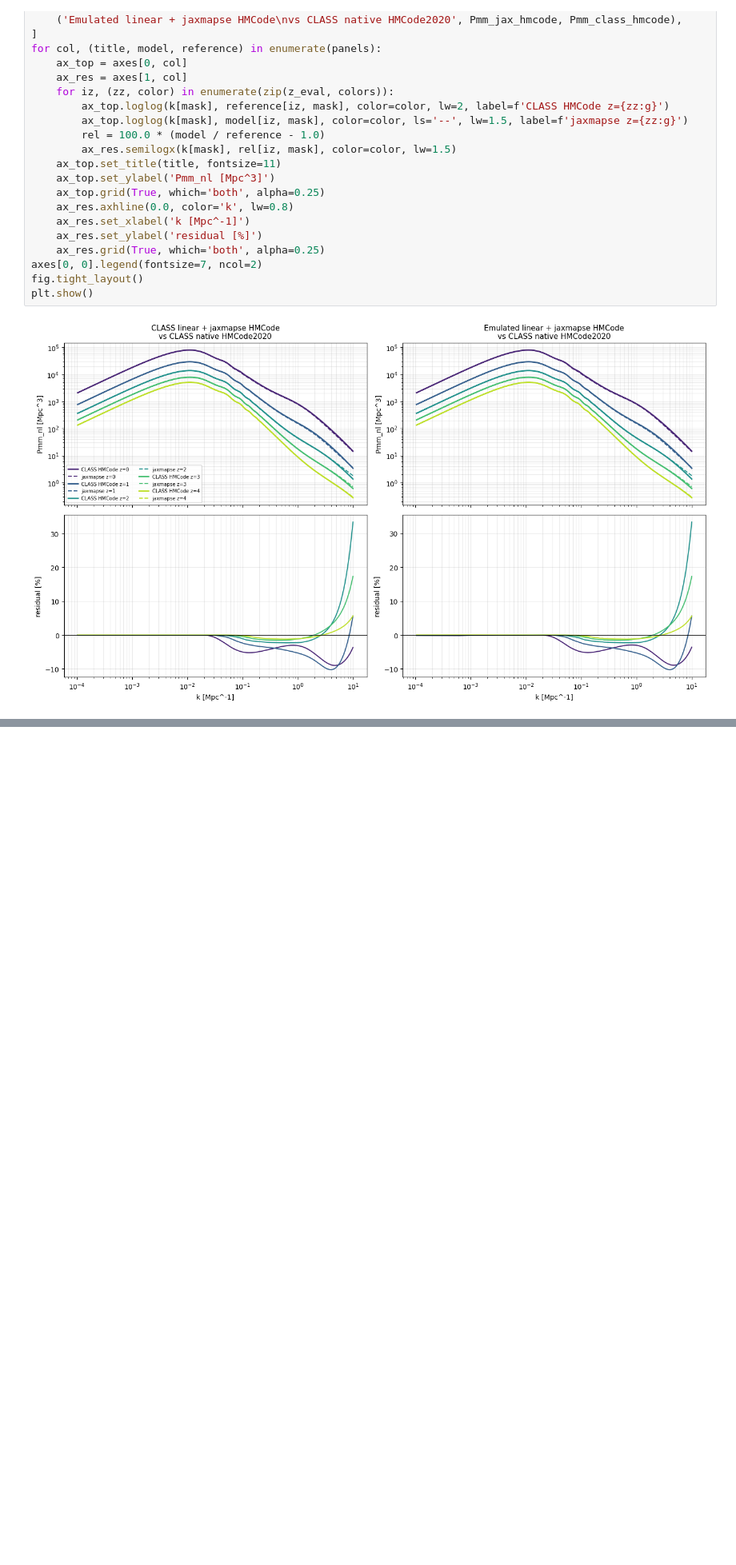
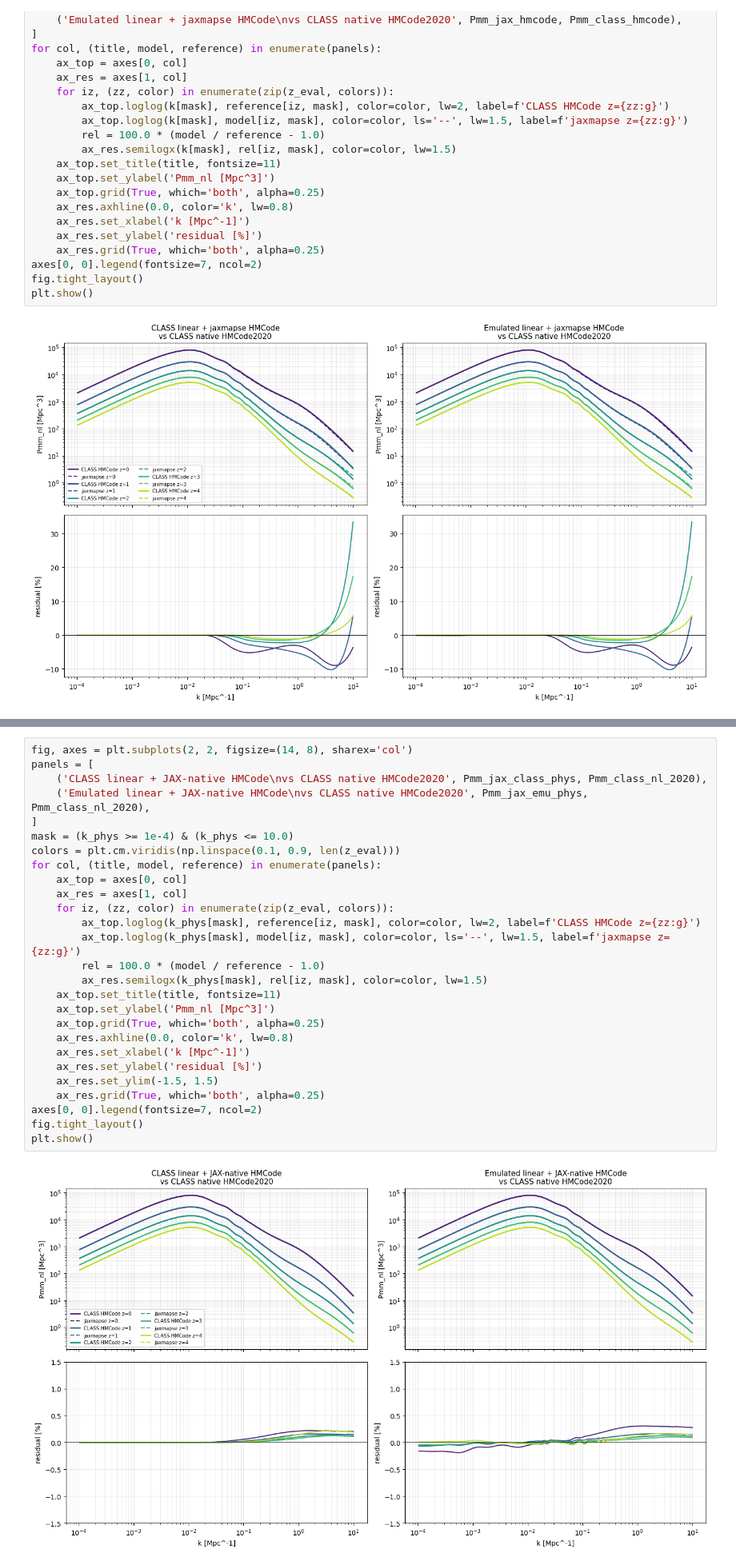
Before and after one commit to CosmologicalEmulators/jaxmapse, a Jupyter notebook: notebooks/hmcode_pk_vs_class.ipynb, the cells around one changed output, grey strips where cells are left out. Shown at 80% size. Cells and saved outputs as stored; diff of their text form; blank space fills up the shorter version.

```diff
--- a/notebooks/hmcode_pk_vs_class.ipynb
+++ b/notebooks/hmcode_pk_vs_class.ipynb
@@ -310,0 +381,29 @@ plt.show()
+# %%
+fig, axes = plt.subplots(2, 2, figsize=(14, 8), sharex='col')
+panels = [
+    ('CLASS linear + JAX-native HMCode\nvs CLASS native HMCode2020', Pmm_jax_class_phys, Pmm_class_nl_2020),
+    ('Emulated linear + JAX-native HMCode\nvs CLASS native HMCode2020', Pmm_jax_emu_phys, Pmm_class_nl_2020),
+]
+mask = (k_phys >= 1e-4) & (k_phys <= 10.0)
+colors = plt.cm.viridis(np.linspace(0.1, 0.9, len(z_eval)))
+for col, (title, model, reference) in enumerate(panels):
+    ax_top = axes[0, col]
+    ax_res = axes[1, col]
+    for iz, (zz, color) in enumerate(zip(z_eval, colors)):
+        ax_top.loglog(k_phys[mask], reference[iz, mask], color=color, lw=2, label=f'CLASS HMCode z={zz:g}')
+        ax_top.loglog(k_phys[mask], model[iz, mask], color=color, ls='--', lw=1.5, label=f'jaxmapse z={zz:g}')
+        rel = 100.0 * (model / reference - 1.0)
+        ax_res.semilogx(k_phys[mask], rel[iz, mask], color=color, lw=1.5)
+    ax_top.set_title(title, fontsize=11)
+    ax_top.set_ylabel('Pmm_nl [Mpc^3]')
+    ax_top.grid(True, which='both', alpha=0.25)
+    ax_res.axhline(0.0, color='k', lw=0.8)
+    ax_res.set_xlabel('k [Mpc^-1]')
+    ax_res.set_ylabel('residual [%]')
+    ax_res.set_ylim(-1.5, 1.5)
+    ax_res.grid(True, which='both', alpha=0.25)
+axes[0, 0].legend(fontsize=7, ncol=2)
+fig.tight_layout()
+plt.show()
+# %% [output]
+[figure, added]
```
Also changed, not shown: parts of 8 cells of this notebook, 3 other files.
